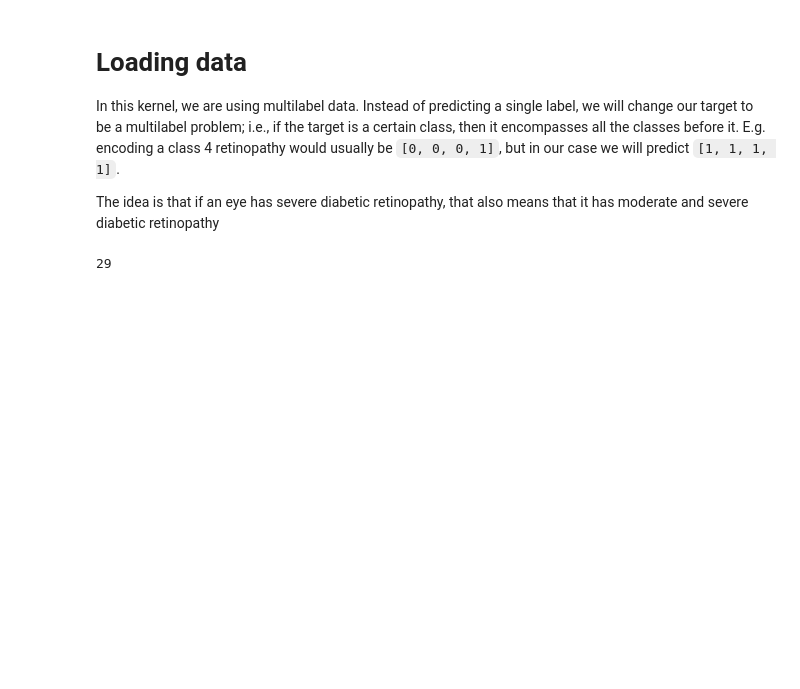
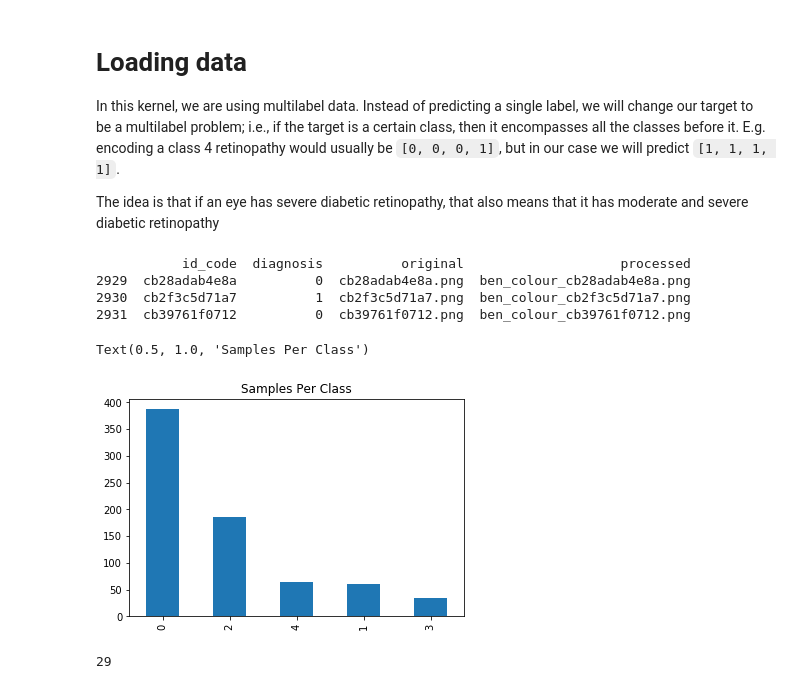
Before and after one commit to HaydenMuscat24/kaggle_aptos, a Jupyter notebook: hayden/hayden-multclass.ipynb, the cells around one changed output. Cells and saved outputs as stored; diff of their text form; code cells hidden in the pictures; blank space fills up the shorter version.

Commit message:
preprocess running and multiclass updated and training

```diff
--- a/hayden/hayden-multclass.ipynb
+++ b/hayden/hayden-multclass.ipynb
@@ -18,26 +18,17 @@ from keras.activations import sigmoid
 from keras.optimizers import Adam
 
 # Global constants
-IMG_DIM      = 256
-BATCH_SIZE   = 32
-CHANNEL_SIZE = 3
+IMG_DIM      = 364
+BATCH_SIZE   = 16
 NUM_CLASSES  = 5
 
-# data frame of current competition
-df_2019 = pd.read_csv(f"../aptos2019/train.csv")
-df_2019.id_code = df_2019.id_code.apply(lambda x: x + ".png")
-df_2019.id_code = df_2019.id_code.apply(lambda x: "modified_" + x)
-train_2019, valid_2019 = train_test_split(df_2019, test_size=0.2, shuffle=False)
+pre_process = "ben_colour_"
+CHANNEL_SIZE = 3
 
-# 2019 data frame
-df_2015 = pd.read_csv(f"../aptos2015/trainLabels.csv")
-df_2015.image   = df_2015.image.apply(lambda   x: x + ".jpeg")
-df_2015["id_code"]   = df_2015.image
-df_2015["diagnosis"] = df_2015.level
-train_2015, valid_2015 = train_test_split(df_2015, test_size=0.2, shuffle=False)
-
-# valid_2019['diagnosis'].value_counts().plot(kind='bar')
-# plt.title('Samples Per Class')
+# pre_process = "ben_green_"
+# CHANNEL_SIZE = 1
+# pre_process = "clahe_green_"
+# CHANNEL_SIZE = 3
 # %% [output]
 Using TensorFlow backend.
 # %% [markdown]
@@ -46,4 +37,29 @@ Using TensorFlow backend.
 In this kernel, we are using multilabel data. Instead of predicting a single label, we will change our target to be a multilabel problem; i.e., if the target is a certain class, then it encompasses all the classes before it. E.g. encoding a class 4 retinopathy would usually be `[0, 0, 0, 1]`, but in our case we will predict `[1, 1, 1, 1]`.
 
 The idea is that if an eye has severe diabetic retinopathy, that also means that it has moderate and severe diabetic retinopathy
+# %%
+# data frame of current competition
+df_2019 = pd.read_csv(f"../aptos2019/train.csv")
+df_2019.processed = df_2019.id_code.apply(lambda x: pre_process + x + ".png")
+df_2019["original"]  = df_2019.id_code.apply(lambda x: x + ".png")
+df_2019["processed"] = df_2019.original.apply(lambda x: pre_process + x)
+train_2019, valid_2019 = train_test_split(df_2019, test_size=0.2, shuffle=False)
+
+# 2019 data frame
+df_2015 = pd.read_csv(f"../aptos2015/trainLabels.csv")
+df_2015["original"]  = df_2015.image.apply(lambda x: x + ".jpeg")
+df_2015["processed"] = df_2015.original.apply(lambda x: pre_process + x)
+df_2015["diagnosis"] = df_2015.level
+train_2015, valid_2015 = train_test_split(df_2015, test_size=0.2, shuffle=False)
+
+valid_2019['diagnosis'].value_counts().plot(kind='bar')
+print(valid_2019[:3])
+plt.title('Samples Per Class')
+# %% [output]
+           id_code  diagnosis          original                    processed
+2929  cb28adab4e8a          0  cb28adab4e8a.png  ben_colour_cb28adab4e8a.png
+2930  cb2f3c5d71a7          1  cb2f3c5d71a7.png  ben_colour_cb2f3c5d71a7.png
+2931  cb39761f0712          0  cb39761f0712.png  ben_colour_cb39761f0712.png
+Text(0.5, 1.0, 'Samples Per Class')
+[figure, added]
 # %%
```
Also changed, not shown: parts of 9 cells of this notebook, 1 other file.
